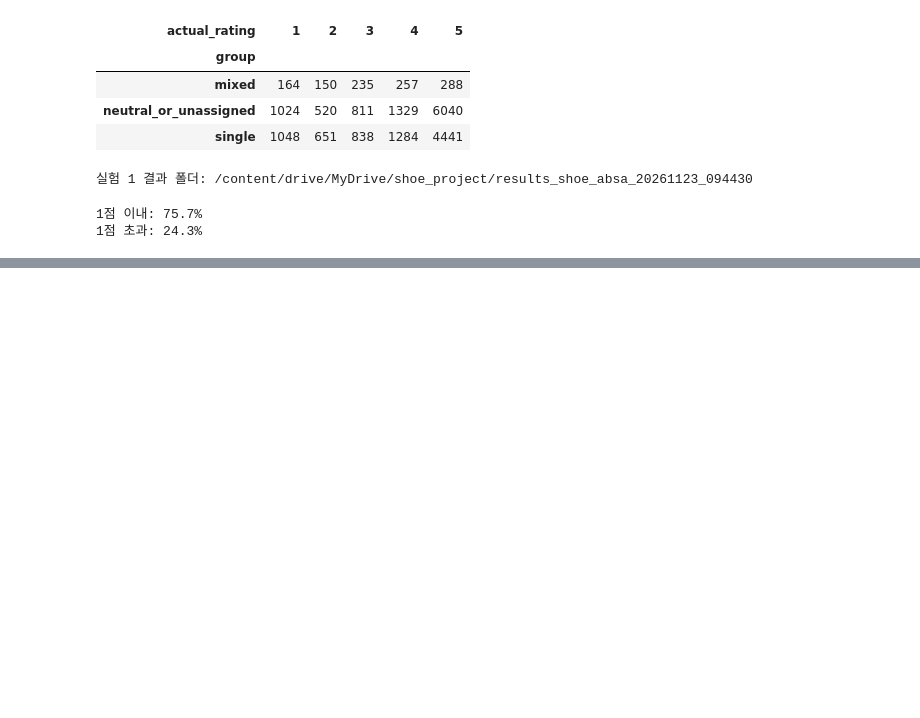
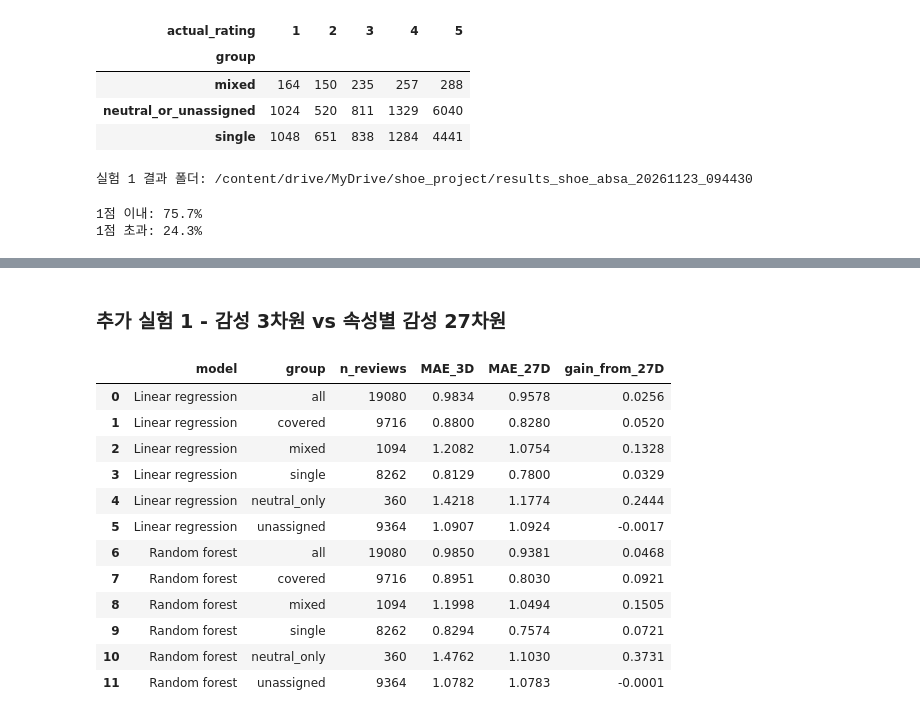
Before and after one commit to yujiniachoi/unstructured-data-analysis-Product-rating-prediction, a Jupyter notebook: experiment1_additional123.ipynb, the cells around one changed output, grey strips where cells are left out. Cells and saved outputs as stored; diff of their text form; code cells hidden in the pictures; blank space fills up the shorter version.

```diff
--- a/자연어.ipynb
+++ b/experiment1_additional123.ipynb
@@ -351,0 +452,66 @@ print(f"1점 초과: {(error > 1).mean():.1%}")
+# %% [markdown]
+### 추가 실험 1 - 감성 3차원 vs 속성별 감성 27차원
+# %%
+from sklearn.linear_model import LinearRegression
+from sklearn.ensemble import RandomForestRegressor
+
+models_3d = {
+    "Linear regression": LinearRegression(),
+    "Random forest": RandomForestRegressor(
+        n_estimators=200,
+        min_samples_leaf=5,
+        random_state=42,
+        n_jobs=-1,
+    ),
+}
+
+rows = []
+for model_name, model in models_3d.items():
+    model.fit(x3_train, y_train_run)
+    prediction_3d = pd.Series(
+        np.clip(model.predict(x3_test), 1, 5),
+        index=x3_test.index,
+    )
+    prediction_27d = pred[model_name]
+
+    error_3d = (y_test_run - prediction_3d).abs()
+    error_27d = (y_test_run - prediction_27d).abs()
+
+    masks = {
+        "all": pd.Series(True, index=x3_test.index),
+        "covered": detail_group.ne("unassigned"),
+        "mixed": detail_group.eq("mixed"),
+        "single": detail_group.eq("single"),
+        "neutral_only": detail_group.eq("neutral_only"),
+        "unassigned": detail_group.eq("unassigned"),
+    }
+
+    for group, mask in masks.items():
+        mae_3d = error_3d.loc[mask].mean()
+        mae_27d = error_27d.loc[mask].mean()
+        rows.append({
+            "model": model_name,
+            "group": group,
+            "n_reviews": int(mask.sum()),
+            "MAE_3D": mae_3d,
+            "MAE_27D": mae_27d,
+            "gain_from_27D": mae_3d - mae_27d,
+        })
+
+comparison_3d_27d = pd.DataFrame(rows)
+comparison_3d_27d.to_csv(ANALYSIS_DIR / "02_3d_vs_27d.csv", index=False)
+display(comparison_3d_27d.round(4))
+# %% [output]
+|  | model | group | n_reviews | MAE_3D | MAE_27D | gain_from_27D |
+| 0 | Linear regression | all | 19080 | 0.9834 | 0.9578 | 0.0256 |
+| 1 | Linear regression | covered | 9716 | 0.8800 | 0.8280 | 0.0520 |
+| 2 | Linear regression | mixed | 1094 | 1.2082 | 1.0754 | 0.1328 |
+| 3 | Linear regression | single | 8262 | 0.8129 | 0.7800 | 0.0329 |
+| 4 | Linear regression | neutral_only | 360 | 1.4218 | 1.1774 | 0.2444 |
+| 5 | Linear regression | unassigned | 9364 | 1.0907 | 1.0924 | -0.0017 |
+| 6 | Random forest | all | 19080 | 0.9850 | 0.9381 | 0.0468 |
+| 7 | Random forest | covered | 9716 | 0.8951 | 0.8030 | 0.0921 |
+| 8 | Random forest | mixed | 1094 | 1.1998 | 1.0494 | 0.1505 |
+| 9 | Random forest | single | 8262 | 0.8294 | 0.7574 | 0.0721 |
+| 10 | Random forest | neutral_only | 360 | 1.4762 | 1.1030 | 0.3731 |
+| 11 | Random forest | unassigned | 9364 | 1.0782 | 1.0783 | -0.0001 |
```
Also changed, not shown: parts of 13 cells of this notebook, 12 other files.
